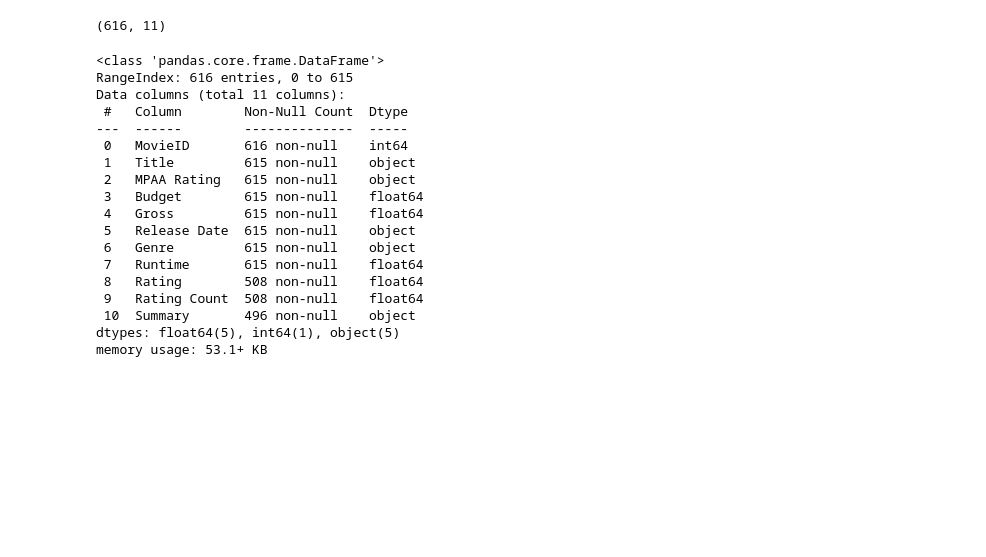
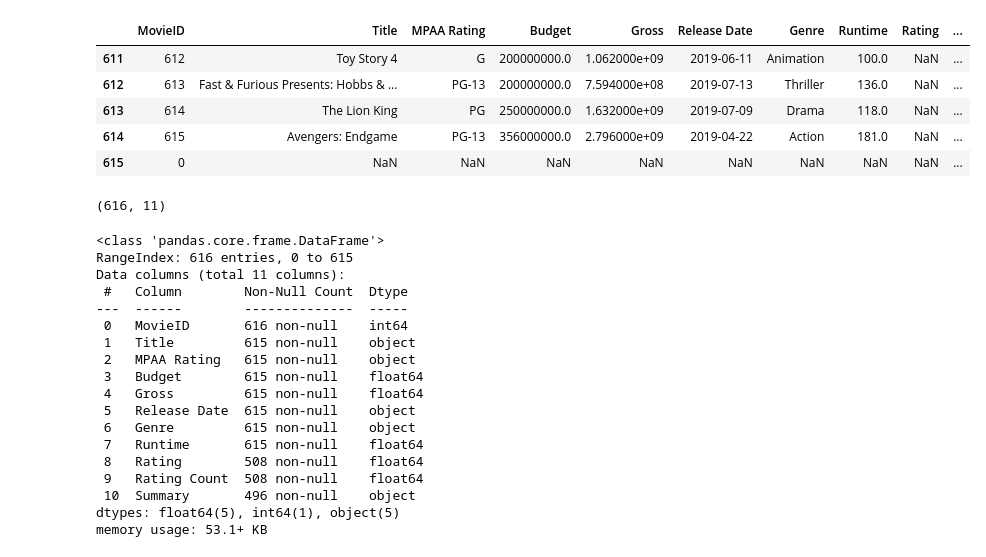
Before and after one commit to MarjilaRahmaty/movies-analysis, a Jupyter notebook: moive_EDA.ipynb, the cells around one changed output. Saved outputs shown, nothing was run; the diff lists cells and outputs as text; code cells hidden in the pictures; blank space fills up the shorter version.

```diff
--- a/moive_EDA.ipynb
+++ b/moive_EDA.ipynb
@@ -8,3 +22,12 @@ movie_df= pd.read_csv('movies_2.csv')
+# %%
+movie_df.tail() # returns 10 last rows
+# %% [output]
+|  | MovieID | Title | MPAA Rating | Budget | Gross | Release Date | Genre | Runtime | Rating | ... |
+| 611 | 612 | Toy Story 4 | G | 200000000.0 | 1.062000e+09 | 2019-06-11 | Animation | 100.0 | NaN | ... |
+| 612 | 613 | Fast & Furious Presents: Hobbs & ... | PG-13 | 200000000.0 | 7.594000e+08 | 2019-07-13 | Thriller | 136.0 | NaN | ... |
+| 613 | 614 | The Lion King | PG | 250000000.0 | 1.632000e+09 | 2019-07-09 | Drama | 118.0 | NaN | ... |
+| 614 | 615 | Avengers: Endgame | PG-13 | 356000000.0 | 2.796000e+09 | 2019-04-22 | Action | 181.0 | NaN | ... |
+| 615 | 0 | NaN | NaN | NaN | NaN | NaN | NaN | NaN | NaN | ... |
 # %%
 movie_df.shape # returns us the number of rows and columns
 # %% [output]
```
Also changed, not shown: parts of 15 cells of this notebook.
